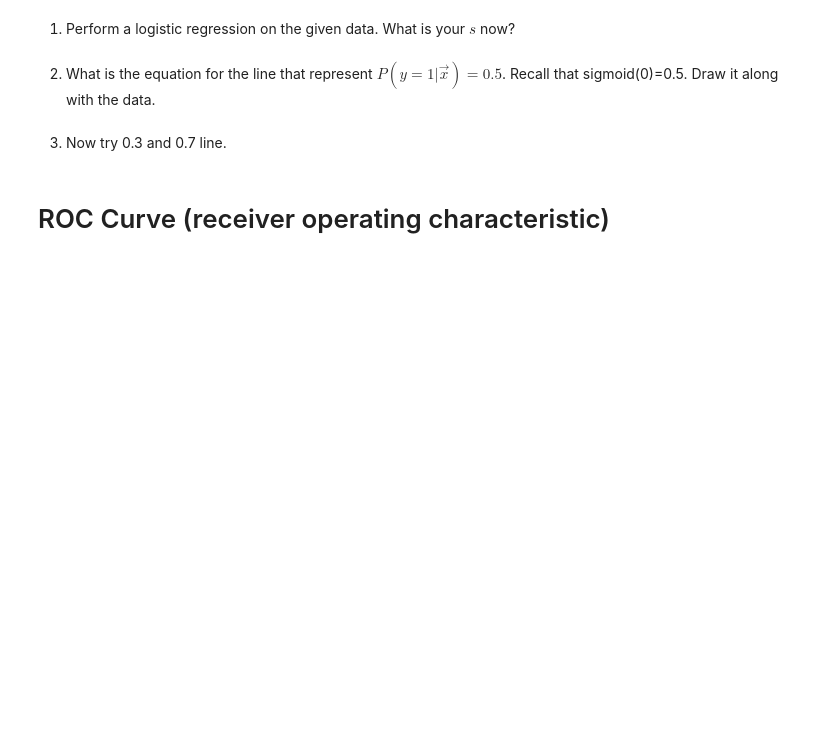
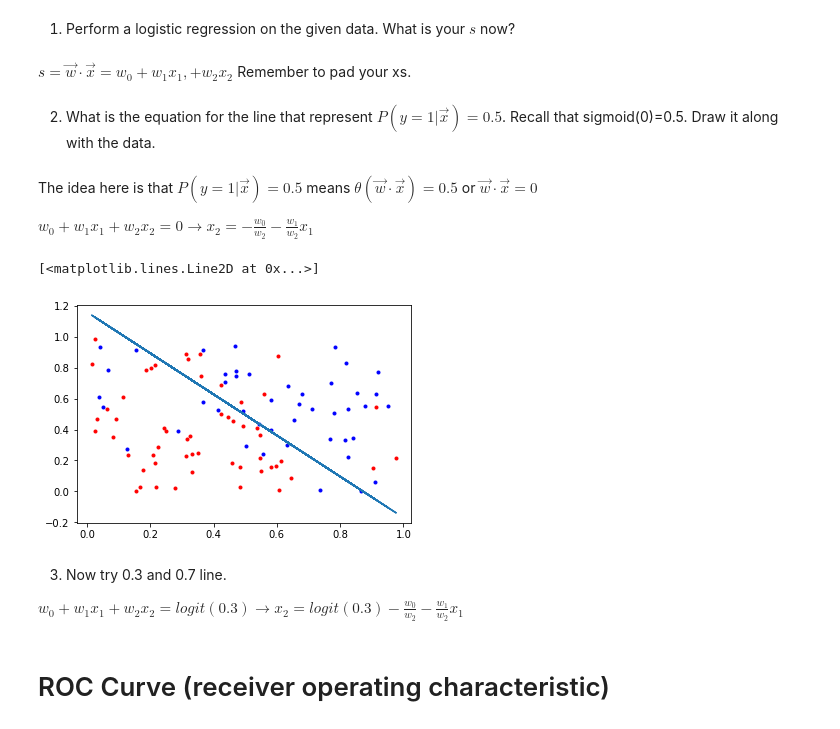
Before and after one commit to muic-pattern-rekt-2018/Exercise-02-Filled, a Jupyter notebook: Exercise 2 Logistic Regression.ipynb, the cells around one changed output. Drawn from its saved outputs; the diff is of its cells as text; code cells hidden in the pictures; blank space fills up the shorter version.

```diff
--- a/Exercise 2 Logistic Regression.ipynb
+++ b/Exercise 2 Logistic Regression.ipynb
@@ -335,3 +336,26 @@ print(best_w)
 # %% [output]
 1039.720770839918
 [-1.38999997  2.11648132]
+# %%
+# if you do 1 and 0 for classes
+# if you do 1 and 0 for classes like in the vdo
+padded_xps = np.vstack([np.ones_like(xps), xps]).T
+padded_xms = np.vstack([np.ones_like(xms), xms]).T
+all_xs = np.vstack([padded_xps, padded_xms])
+all_ys = np.hstack([np.ones_like(xps), np.zeros_like(xms)]) # this one assume plus and minuses.
+# try print these
+
+def theta(s):
+    return 1/(1+np.exp(-np.clip(s, -50, 50)))
+
+def cost(w):
+    s = np.dot(all_xs, w)
+    p = all_ys*theta(s) + (1-all_ys)*theta(-s)
+    return -np.sum(np.log(p))
+
+print(cost([0,0]))
+
+
+res = minimize(cost, [0., 1.])
+best_w = res.x
+print(best_w) # same answer
@@ -385,6 +410,34 @@ df = pd.DataFrame(data=pad_xs.T, columns=('xclass', 'x1', 'x2'))
 # %% [markdown]
 1) Perform a logistic regression on the given data. What is your $s$ now?
+# %% [markdown]
+$s = \vec{w}\cdot\vec{x} = w_0 + w_1 x_1, + w_2 x_2$ Remember to pad your xs.
+# %%
+def cost(w):
+    s = np.dot(pad_xs.T, w)
+    p = theta(ys*s)
+    return -np.sum(np.log(p))
+
+best_w = minimize(cost, [0,1,2]).x
 # %% [markdown]
 2) What is the equation for the line that represent $P(y=1|\vec{x})=0.5$. Recall that sigmoid(0)=0.5. Draw it along with the data.
+# %% [markdown]
+The idea here is that $P(y=1|\vec{x}) = 0.5$ means $\theta(\vec{w}\cdot\vec{x}) = 0.5$ or $\vec{w}\cdot\vec{x} = 0$
+
+$w_0 + w_1x_1 + w_2x_2 = 0 \to x_2 = -\frac{w_0}{w_2} - \frac{w_1}{w_2} x_1$
+# %%
+m = -best_w[1]/best_w[2]
+c = -best_w[0]/best_w[2]
+
+
+plt.plot(x1s[ys>0], x2s[ys>0], '.r')
+plt.plot(x1s[ys<0], x2s[ys<0], '.b')
+
+line_x2s = m*x1s + c
+plt.plot(x1s, line_x2s)
+# %% [output]
+[<matplotlib.lines.Line2D at 0x...>]
+[figure, added]
 # %% [markdown]
 3) Now try 0.3 and 0.7 line.
+
+$w_0 + w_1x_1 + w_2x_2 = logit(0.3) \to x_2 = logit(0.3) -\frac{w_0}{w_2} - \frac{w_1}{w_2} x_1$
```
Also changed, not shown: parts of 5 cells of this notebook.
